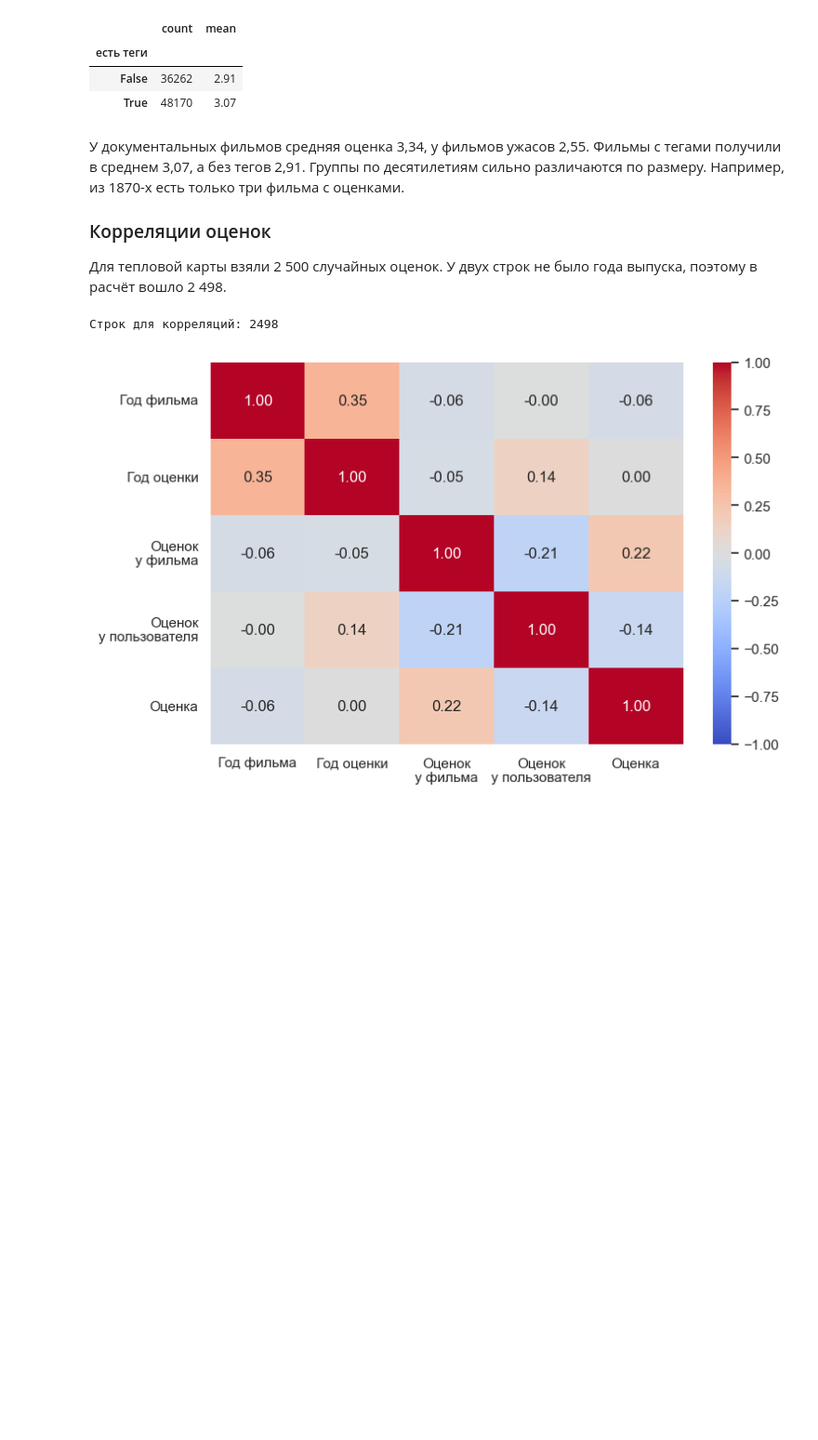
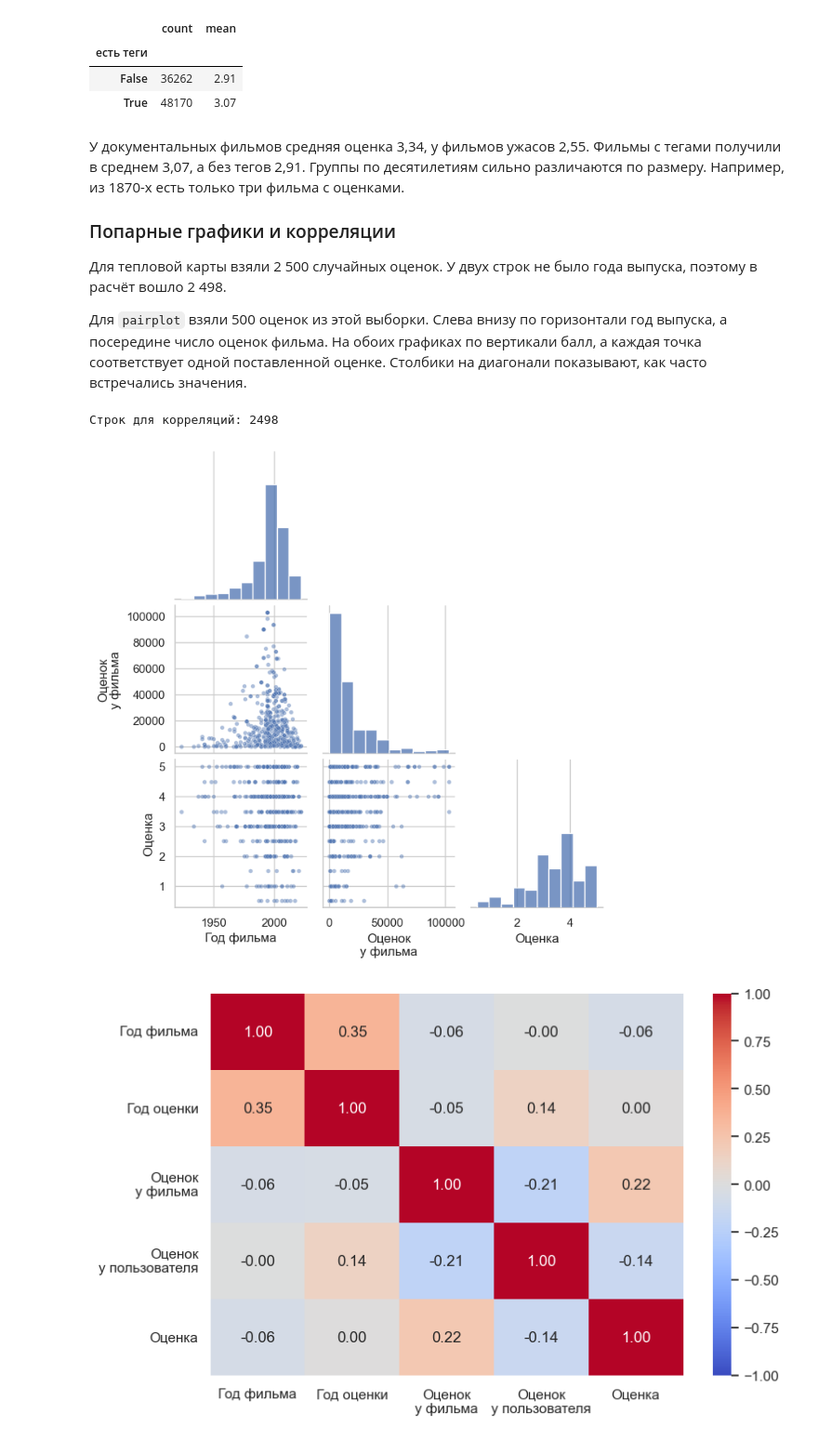
Before and after one commit to AleksGirev/year_project_hse_129, a Jupyter notebook: EDA.ipynb, the cells around one changed output. Shown at 93% size. Cells and saved outputs as stored; diff of their text form; code cells hidden in the pictures; blank space fills up the shorter version.

```diff
--- a/EDA.ipynb
+++ b/EDA.ipynb
@@ -488,22 +488,35 @@ Name: count, dtype: int64
 # %% [markdown]
 У документальных фильмов средняя оценка 3,34, у фильмов ужасов 2,55. Фильмы с тегами получили в среднем 3,07, а без тегов 2,91. Группы по десятилетиям сильно различаются по размеру. Например, из 1870-х есть только три фильма с оценками.
 
-### Корреляции оценок
+### Попарные графики и корреляции
 
 Для тепловой карты взяли 2 500 случайных оценок. У двух строк не было года выпуска, поэтому в расчёт вошло 2 498.
+
+Для `pairplot` взяли 500 оценок из этой выборки. Слева внизу по горизонтали год выпуска, а посередине число оценок фильма. На обоих графиках по вертикали балл, а каждая точка соответствует одной поставленной оценке. Столбики на диагонали показывают, как часто встречались значения.
 # %%
 sample = ratings.sample(2_500, random_state=42).copy()
 sample["Год фильма"] = sample["movieId"].map(movies.set_index("movieId")["year"])
 sample["Год оценки"] = rating_year.loc[sample.index]
 sample["Оценок\nу фильма"] = sample["movieId"].map(movie_scores["size"])
 sample["Оценок\nу пользователя"] = sample["userId"].map(user_counts)
 sample["Оценка"] = sample["rating"]
 
 columns = ["Год фильма", "Год оценки", "Оценок\nу фильма", "Оценок\nу пользователя", "Оценка"]
 pairs = sample[columns].dropna()
 print("Строк для корреляций:", len(pairs))
+
+plot_columns = ["Год фильма", "Оценок\nу фильма", "Оценка"]
+plot_data = pairs[plot_columns].sample(500, random_state=42)
+
+sns.pairplot(
+    plot_data, corner=True, diag_kind="hist", height=2.3,
+    plot_kws={"s": 16, "alpha": 0.45},
+    diag_kws={"bins": 10},
+)
+plt.show()
 # %% [output]
 Строк для корреляций: 2498
+[figure, added]
 # %%
 corr = pairs.corr()
 plt.figure(figsize=(8, 5))
```
